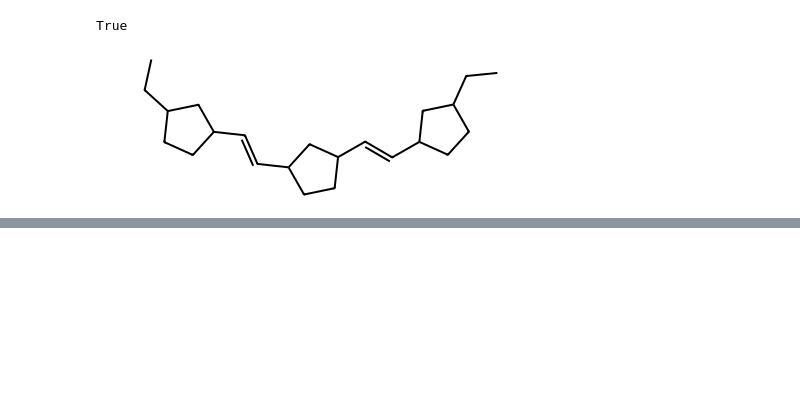
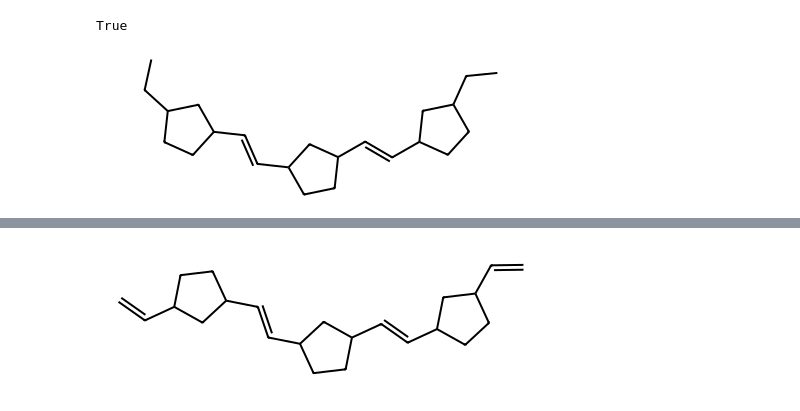
Before and after one commit to skozarekar/thermonomer, a Jupyter notebook: thermonomer/temp_Maya_romp.ipynb, the cells around one changed output, grey strips where cells are left out. Saved outputs shown, nothing was run; the diff lists cells and outputs as text; code cells hidden in the pictures; blank space fills up the shorter version.

```diff
--- a/thermonomer/temp_Maya_romp.ipynb
+++ b/thermonomer/temp_Maya_romp.ipynb
@@ -102,0 +122,4 @@ dp3
+# %%
+finalprod[0][0]
+# %% [output]
+[figure, added]
```
Also changed, not shown: parts of 6 cells of this notebook.
